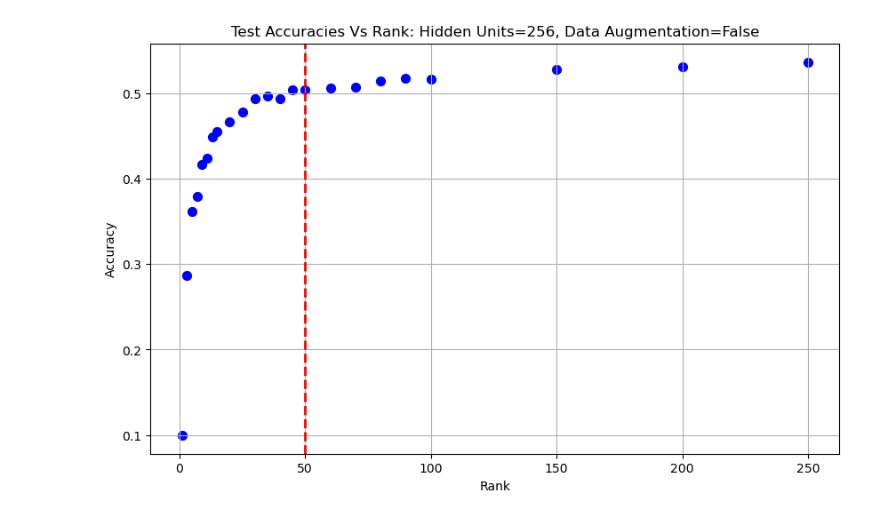
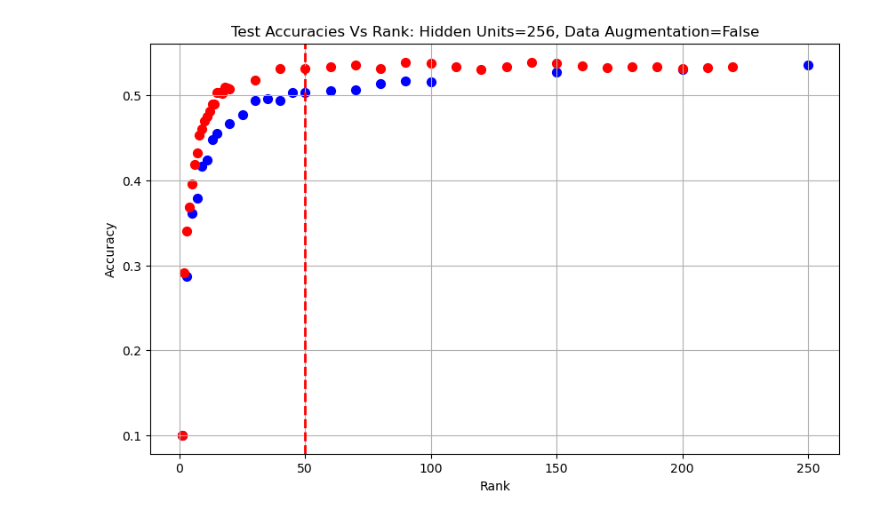
Before and after one commit to henryscheible/cs89finalproject, a Jupyter notebook: regularization_plots.ipynb, the cells around one changed output. Drawn from its saved outputs; the diff is of its cells as text; code cells hidden in the pictures.

Commit message:
update regularization figure generation

```diff
--- a/regularization_plots.ipynb
+++ b/regularization_plots.ipynb
@@ -7,13 +10,17 @@ models_df = pd.read_csv("../nunits_exp/results.csv")
 models_df = models_df.loc[models_df["nunits"] <= 256]
 nunits=256
 data_aug=False
+# %%
+rrt_256 = json.load(open("./figures/Rank_Reduced_Training_nunits=256_dataaug=False.json", "r"))
 # %%
 plt.figure(figsize=(10, 6))
 plt.scatter(models_df["nunits"], models_df["val_acc"], color='blue', s=50)
+plt.scatter(rrt_256["rank_constraints"], rrt_256["val_accs"], color="red", s=50)
 plt.title(f'Test Accuracies Vs Rank: Hidden Units={nunits}, Data Augmentation={bool(data_aug)}')
 plt.xlabel('Rank')
 plt.axvline(x=50, color='red', linestyle='--', linewidth=2)
 plt.ylabel('Accuracy')
 plt.grid(True)
+plt.savefig("./figures/Rank_constraint_vs_small_model_256.png")
 # %% [output]
-[figure, old version]
+[figure, new version]
```
Also changed, not shown: parts of 3 cells of this notebook, 1 other file.
